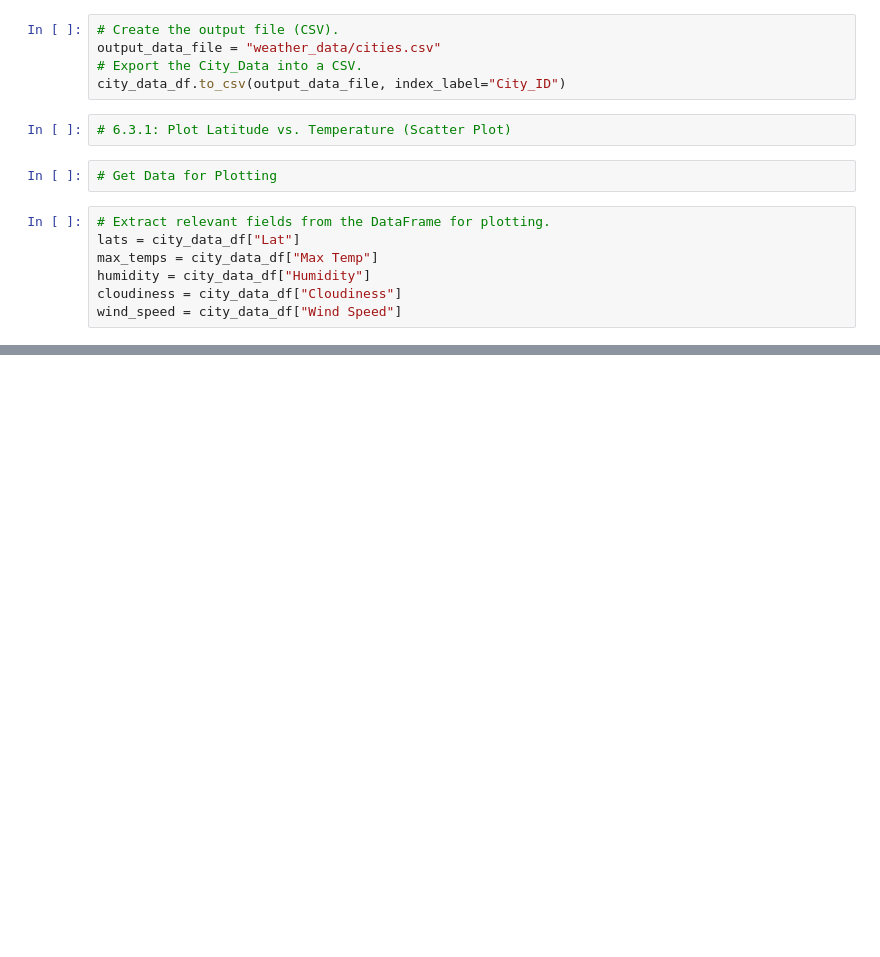
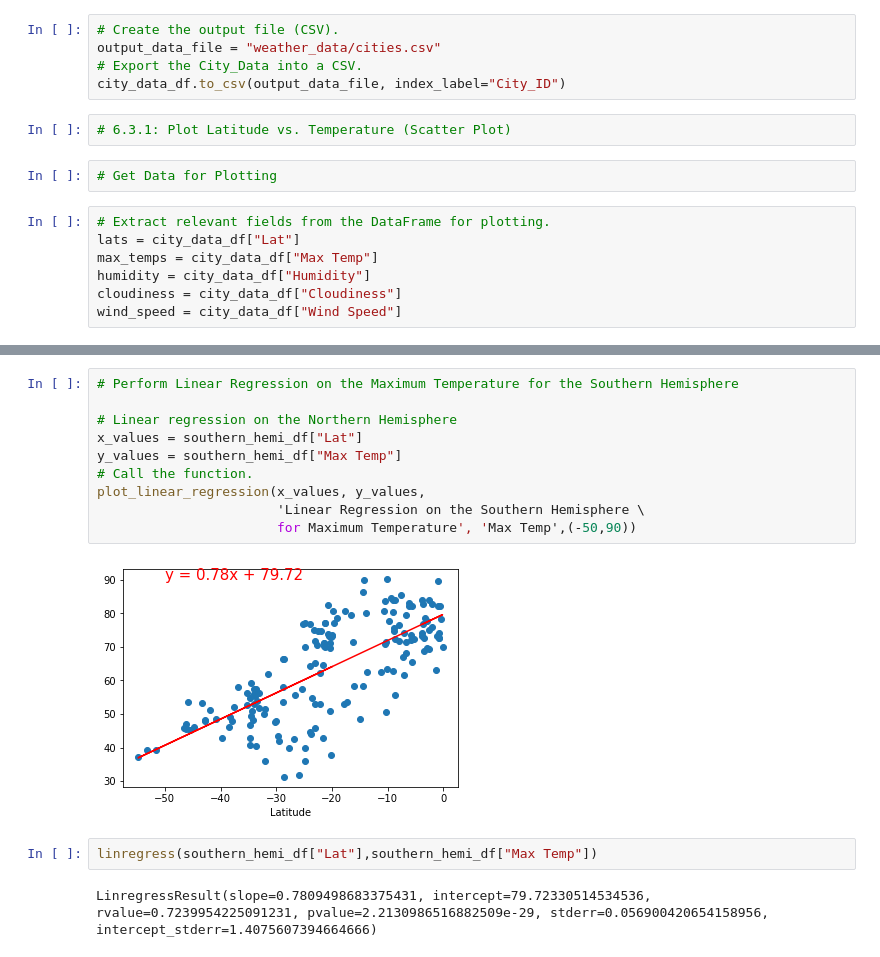
Before and after one commit to Shikharbhd/World_Weather_Analysis, a Jupyter notebook: WeatherPy.ipynb, the cells around one changed output, grey strips where cells are left out. Cells and saved outputs as stored; diff of their text form; blank space fills up the shorter version.

```diff
--- a/WeatherPy.ipynb
+++ b/WeatherPy.ipynb
@@ -296,0 +351,16 @@ plt.show()
+# %%
+# Perform Linear Regression on the Maximum Temperature for the Southern Hemisphere
+
+# Linear regression on the Northern Hemisphere
+x_values = southern_hemi_df["Lat"]
+y_values = southern_hemi_df["Max Temp"]
+# Call the function.
+plot_linear_regression(x_values, y_values,
+                       'Linear Regression on the Southern Hemisphere \
+                       for Maximum Temperature', 'Max Temp',(-50,90))
+# %% [output]
+[figure, added]
+# %%
+linregress(southern_hemi_df["Lat"],southern_hemi_df["Max Temp"])
+# %% [output]
+LinregressResult(slope=0.7809498683375431, intercept=79.72330514534536, rvalue=0.7239954225091231, pvalue=2.2130986516882509e-29, stderr=0.056900420654158956, intercept_stderr=1.4075607394664666)
```
Also changed, not shown: parts of 37 cells of this notebook, 5 other files.
